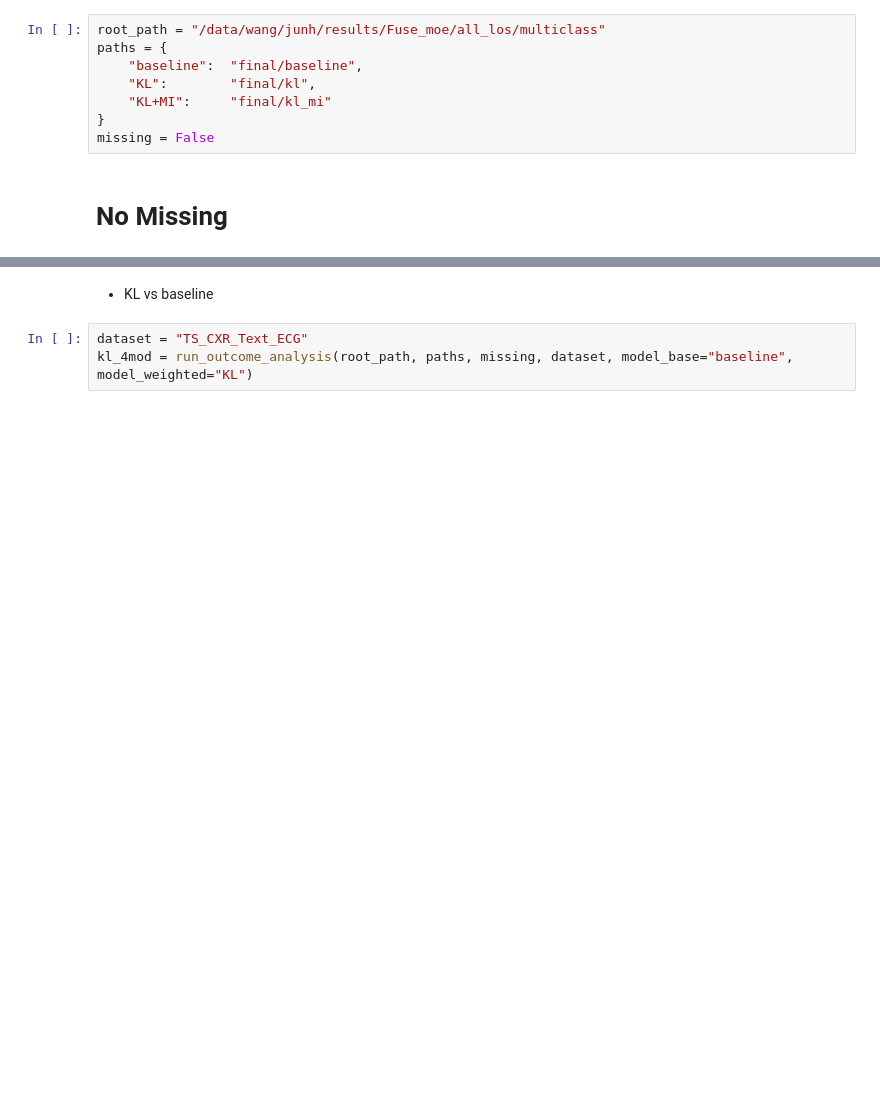
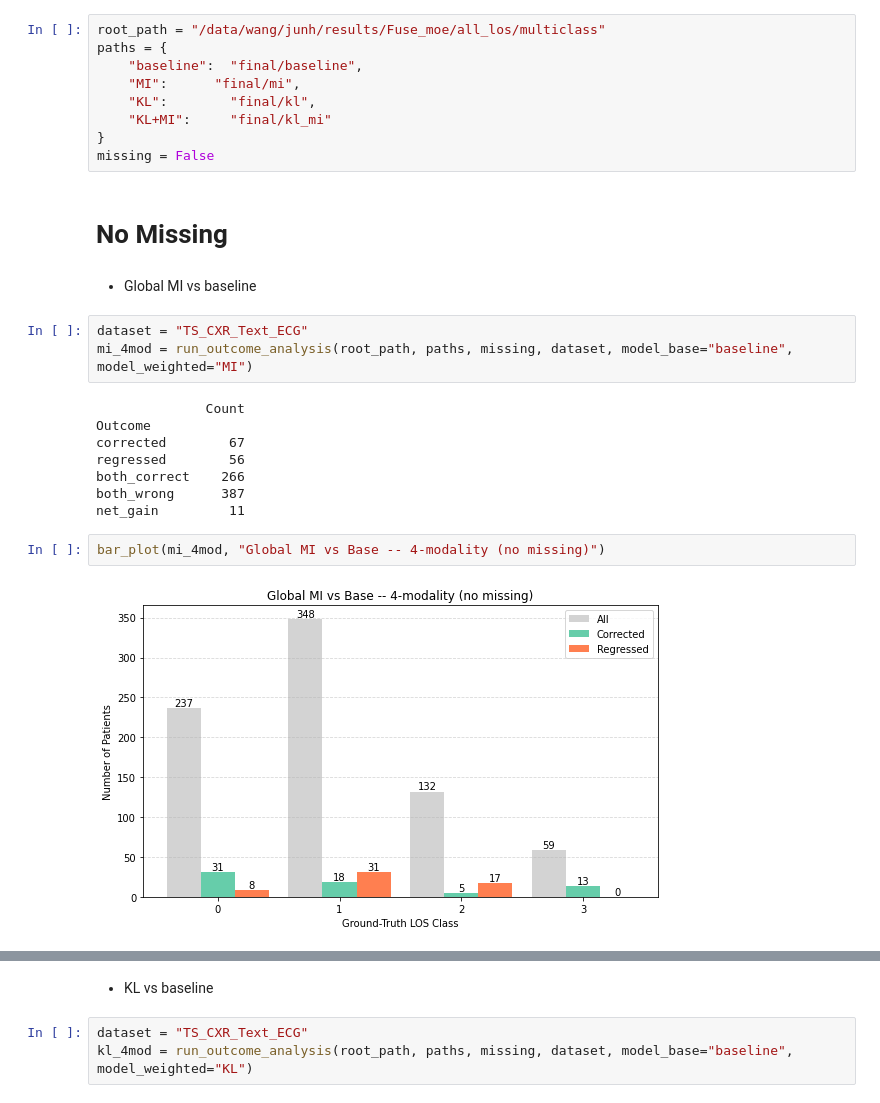
Before and after one commit to JuneHou/Multimodal-Transformer, a Jupyter notebook: Analysis/error_analysis.ipynb, the cells around one changed output, grey strips where cells are left out. Saved outputs shown, nothing was run; the diff lists cells and outputs as text; blank space fills up the shorter version.

Commit message:
globalKL

```diff
--- a/Analysis/error_analysis.ipynb
+++ b/Analysis/error_analysis.ipynb
@@ -128,9 +128,27 @@ def bar_plot(df, title):
 root_path = "/data/wang/junh/results/Fuse_moe/all_los/multiclass"
 paths = {
     "baseline":  "final/baseline",
+    "MI":      "final/mi",
     "KL":        "final/kl",
     "KL+MI":     "final/kl_mi"
 }
 missing = False
 # %% [markdown]
 # No Missing
+# %% [markdown]
+- Global MI vs baseline
+# %%
+dataset = "TS_CXR_Text_ECG"
+mi_4mod = run_outcome_analysis(root_path, paths, missing, dataset, model_base="baseline", model_weighted="MI")
+# %% [output]
+              Count
+Outcome
+corrected        67
+regressed        56
+both_correct    266
+both_wrong      387
+net_gain         11
+# %%
+bar_plot(mi_4mod, "Global MI vs Base -- 4-modality (no missing)")
+# %% [output]
+[figure, added]
```
Also changed, not shown: parts of 16 cells of this notebook, 6 other files.
